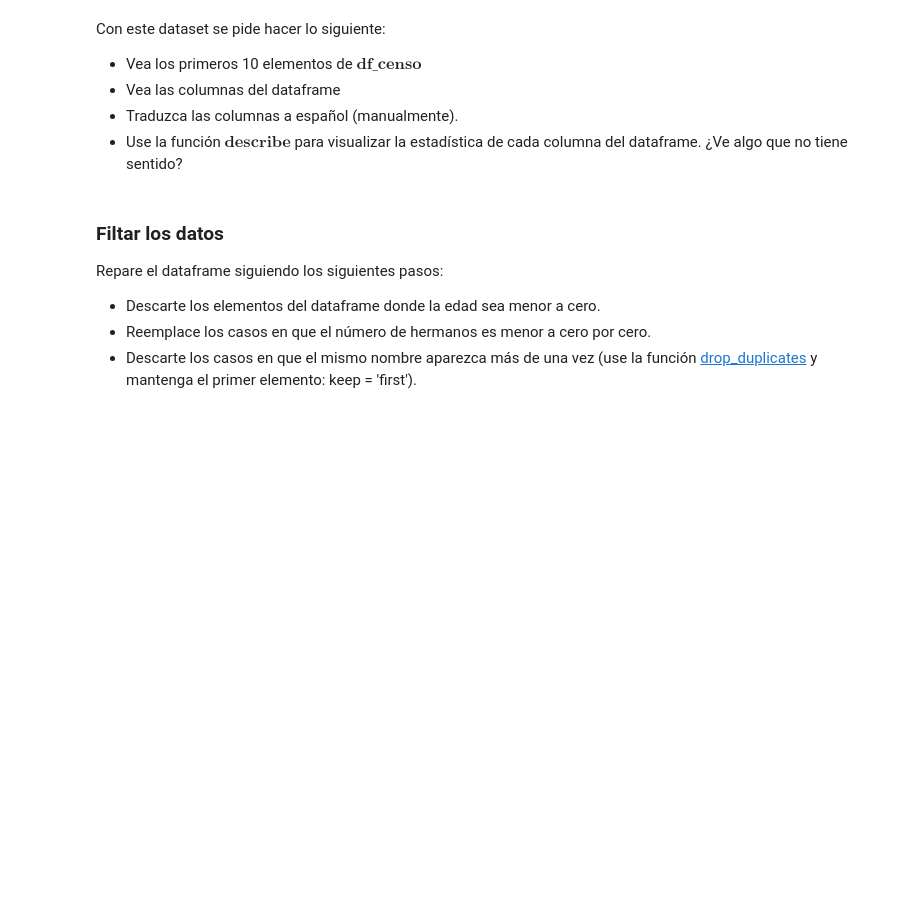
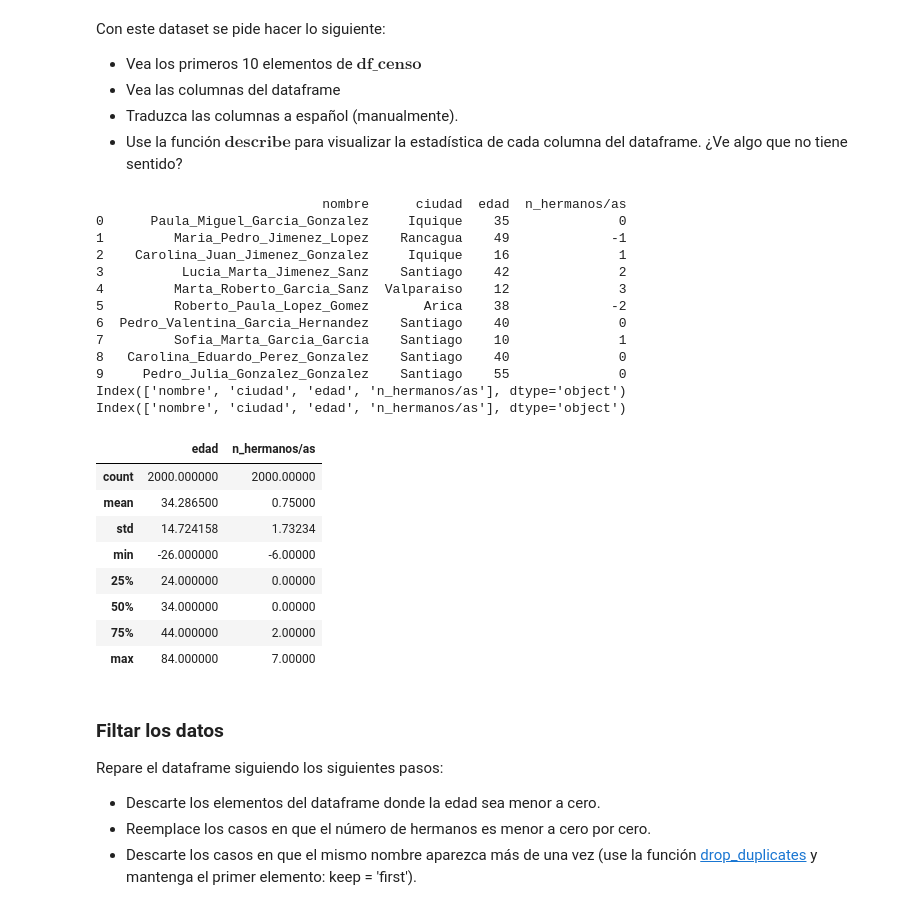
Before and after one commit to aliwen-figueroa/Tarea-1, a Jupyter notebook: Tarea_1.ipynb, the cells around one changed output. Cells and saved outputs as stored; diff of their text form; code cells hidden in the pictures; blank space fills up the shorter version.

```diff
--- a/Tarea_1.ipynb
+++ b/Tarea_1.ipynb
@@ -171,3 +169,6 @@ path = ''
+# %%
+path = '/content/drive/MyDrive/Colab Notebooks/censo.csv'
+df_censo = pd.read_csv(path)
 # %% [markdown]
 Con este dataset se pide hacer lo siguiente:
 
@@ -180,3 +179,36 @@ Con este dataset se pide hacer lo siguiente:
+# %%
+print(df_censo[:10])
+
+print(df_censo.columns)
+
+df_censo.columns = ["nombre","ciudad","edad","n_hermanos/as"]
+print(df_censo.columns)
+
+df_censo.describe()
+# las columnas de "edad" y "n_hermanos/as" tienen valores negativos
+# %% [output]
+                             nombre      ciudad  edad  n_hermanos/as
+0      Paula_Miguel_Garcia_Gonzalez     Iquique    35              0
+1         Maria_Pedro_Jimenez_Lopez    Rancagua    49             -1
+2    Carolina_Juan_Jimenez_Gonzalez     Iquique    16              1
+3          Lucia_Marta_Jimenez_Sanz    Santiago    42              2
+4         Marta_Roberto_Garcia_Sanz  Valparaiso    12              3
+5         Roberto_Paula_Lopez_Gomez       Arica    38             -2
+6  Pedro_Valentina_Garcia_Hernandez    Santiago    40              0
+7         Sofia_Marta_Garcia_Garcia    Santiago    10              1
+8   Carolina_Eduardo_Perez_Gonzalez    Santiago    40              0
+9     Pedro_Julia_Gonzalez_Gonzalez    Santiago    55              0
+Index(['nombre', 'ciudad', 'edad', 'n_hermanos/as'], dtype='object')
+Index(['nombre', 'ciudad', 'edad', 'n_hermanos/as'], dtype='object')
+|  | edad | n_hermanos/as |
+| count | 2000.000000 | 2000.00000 |
+| mean | 34.286500 | 0.75000 |
+| std | 14.724158 | 1.73234 |
+| min | -26.000000 | -6.00000 |
+| 25% | 24.000000 | 0.00000 |
+| 50% | 34.000000 | 0.00000 |
+| 75% | 44.000000 | 2.00000 |
+| max | 84.000000 | 7.00000 |
 # %% [markdown]
 ### Filtar los datos
 
```
Also changed, not shown: parts of 4 cells of this notebook.
